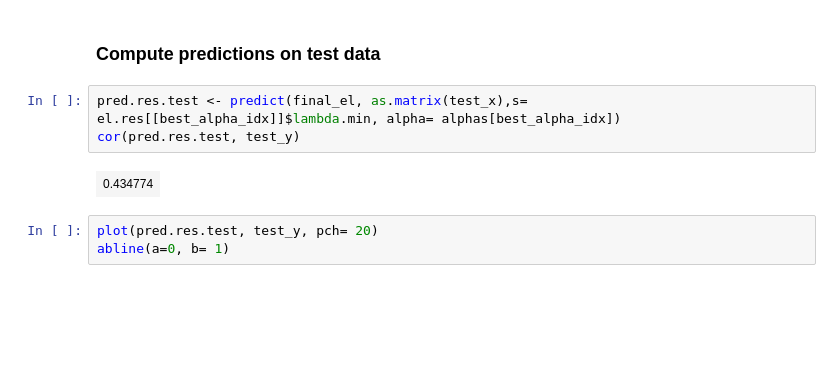
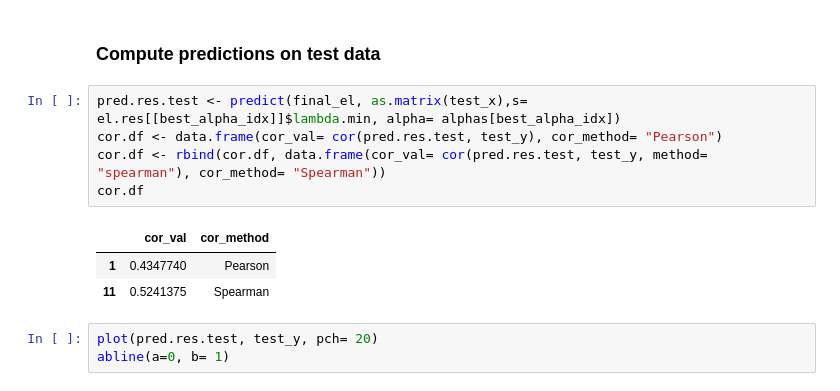
Before and after one commit to fba67/scMTL, a Jupyter notebook: feat2resp_bulk_LiHe_500bpWinTF.ipynb, the cells around one changed output. Saved outputs shown, nothing was run; the diff lists cells and outputs as text; blank space fills up the shorter version.

```diff
--- a/feat2resp_bulk_LiHe_500bpWinTF.ipynb
+++ b/feat2resp_bulk_LiHe_500bpWinTF.ipynb
@@ -225,9 +225,13 @@ abline(a=0, b= 1)
 ### Compute predictions on test data
 # %%
 pred.res.test <- predict(final_el, as.matrix(test_x),s= el.res[[best_alpha_idx]]$lambda.min, alpha= alphas[best_alpha_idx])
-cor(pred.res.test, test_y)
+cor.df <- data.frame(cor_val= cor(pred.res.test, test_y), cor_method= "Pearson")
+cor.df <- rbind(cor.df, data.frame(cor_val= cor(pred.res.test, test_y, method= "spearman"), cor_method= "Spearman"))
+cor.df
 # %% [output]
-| 0.434774 |
+|  | cor_val | cor_method |
+| 1 | 0.4347740 | Pearson |
+| 11 | 0.5241375 | Spearman |
 # %%
 plot(pred.res.test, test_y, pch= 20)
 abline(a=0, b= 1)
```
Also changed, not shown: parts of 1 cell of this notebook.
